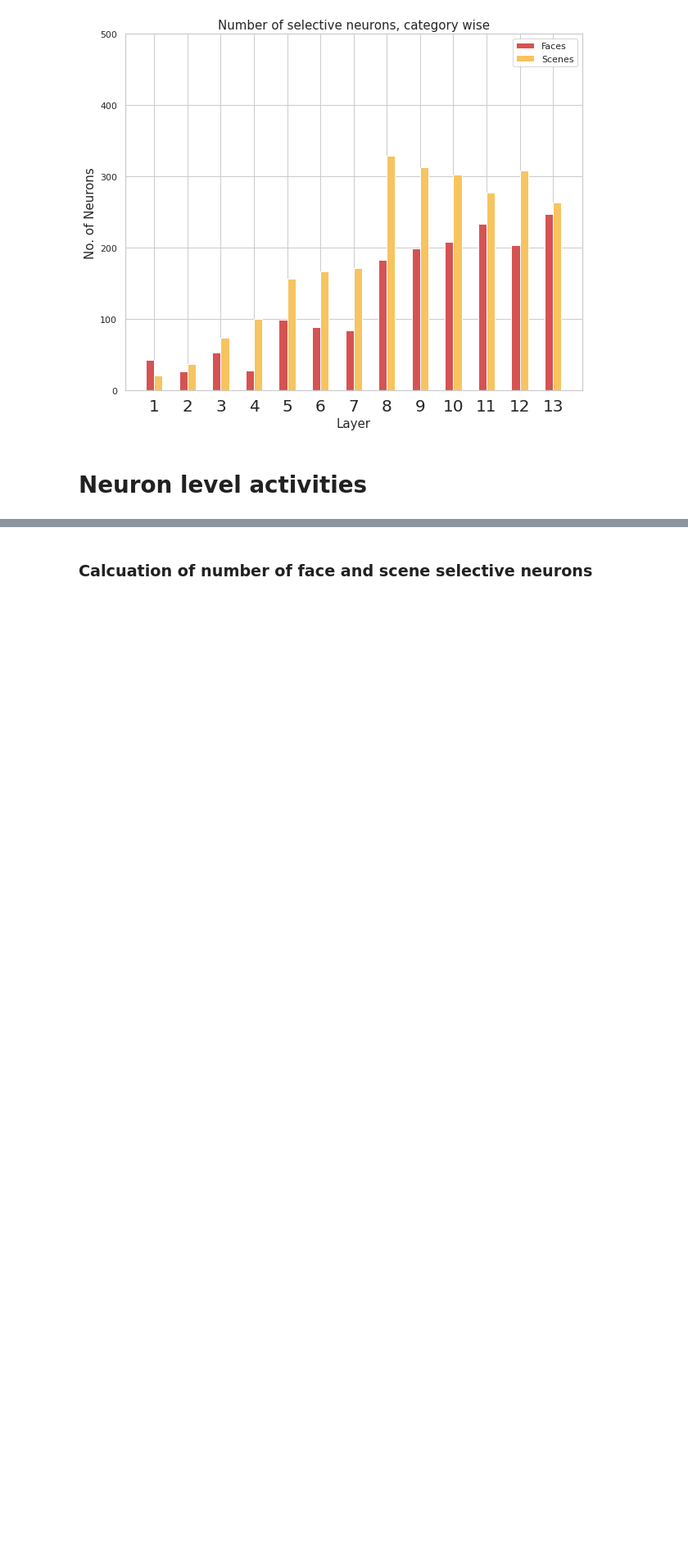
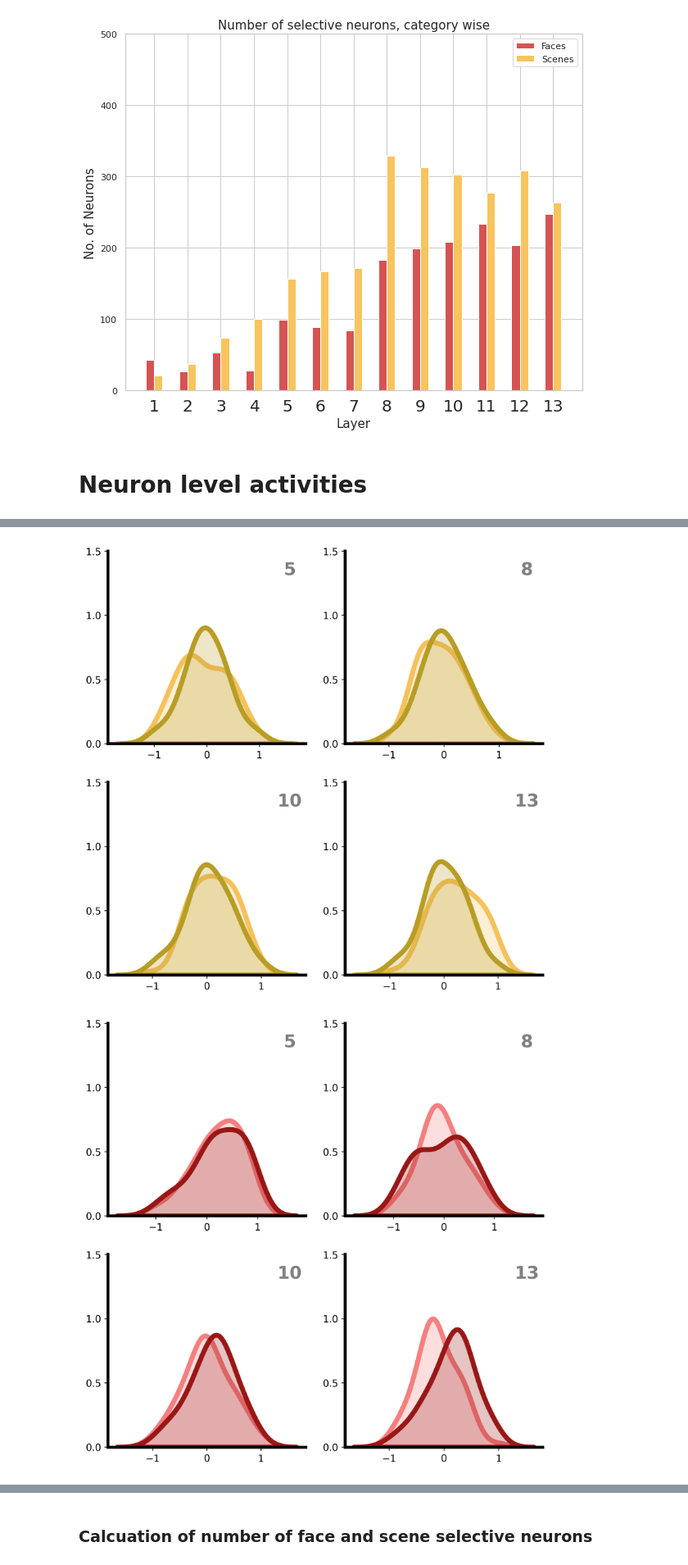
Before and after one commit to soukhind2/vgg16obj, a Jupyter notebook: VGG_Face_4class.ipynb, the cells around one changed output, grey strips where cells are left out. Shown at 82% size. Cells and saved outputs as stored; diff of their text form; code cells hidden in the pictures; blank space fills up the shorter version.

```diff
--- a/VGG_Face_4class.ipynb
+++ b/VGG_Face_4class.ipynb
@@ -736,7 +735,7 @@ if calc_neuron_activ:
   for cat in range(len(categories)):
 
     print('Category of interest: ', categories[cat])
-    train_it = data_train[cat]
+    train_it = reg_train[cat]
 
     layer_names = [layer.name for layer in model.layers if 'conv' in layer.name]
     layer_outputs = [layer.output for layer in model.layers if layer.name in layer_names]
@@ -854,0 +778,49 @@ plt.yticks(fontsize=20)
+# %%
+def my_norm(a):
+  ratio = 2/(np.max(a)-np.min(a))
+  shift = (np.max(a)+np.min(a))/2
+  return (a - shift)*ratio
+
+def plot_tuning_range(a,b,a_col,b_col):
+  layer_show = iter([4,7,9,12])
+  fig, ax = plt.subplots(nrows=2, ncols=2,figsize=(8, 8))
+  for row in ax:
+    for col in row:
+      l = next(layer_show)
+      sns.kdeplot(np.array(my_norm(a[:,l])),bw = 0.5,ax = col,color = a_col,linewidth = 5,shade = True)
+      sns.kdeplot(np.array(my_norm(b[:,l])),bw = 0.5,ax = col,color = b_col,linewidth = 5,shade = True)
+      col.set_ylim(0,1.5)
+      col.set_yticks([0,0.50,1,1.5])
+      col.set_ylabel('')
+      col.text(0.92, 0.9, str(l + 1), horizontalalignment='center',
+              verticalalignment='center', transform=col.transAxes,
+              color = 'gray',fontweight = 'semibold',fontsize = 18)
+      col.spines['right'].set_visible(False)
+      col.spines['top'].set_visible(False)
+      col.spines['left'].set_linewidth(3)
+      col.spines['bottom'].set_linewidth(3)
+      col.tick_params(axis = 'both',labelsize=10)
+
+plt.rcParams['figure.dpi'] = 300
+
+face_range = np.concatenate((t_ranges[0,:,:],t_ranges[1,:,:]),axis = 0)
+scene_range = np.concatenate((t_ranges[2,:,:],t_ranges[3,:,:]),axis = 0)
+face1_range = t_ranges[0]
+face2_range = t_ranges[1]
+scene1_range = t_ranges[2]
+scene2_range = t_ranges[3]
+
+
+plot_tuning_range(scene1_range,scene2_range,'#f5c15b','#b89d25')
+plt.savefig('/content/facetrain_scene_tun_r.png')  # saves the current figure
+plt.savefig('/content/facetrain_scene_tun_r.jpeg')  # saves the current figure
+
+plot_tuning_range(face1_range,face2_range,'#f57f7f','#991717')
+plt.savefig('/content/facetrain_face_tun_r.png')  # saves the current figure
+plt.savefig('/content/facetrain_face_tun_r.jpeg')  # saves the current figure
+
+
+#plt.legend()
+# %% [output]
+[figure, added]
+[figure, added]
```
Also changed, not shown: parts of 9 cells of this notebook.
